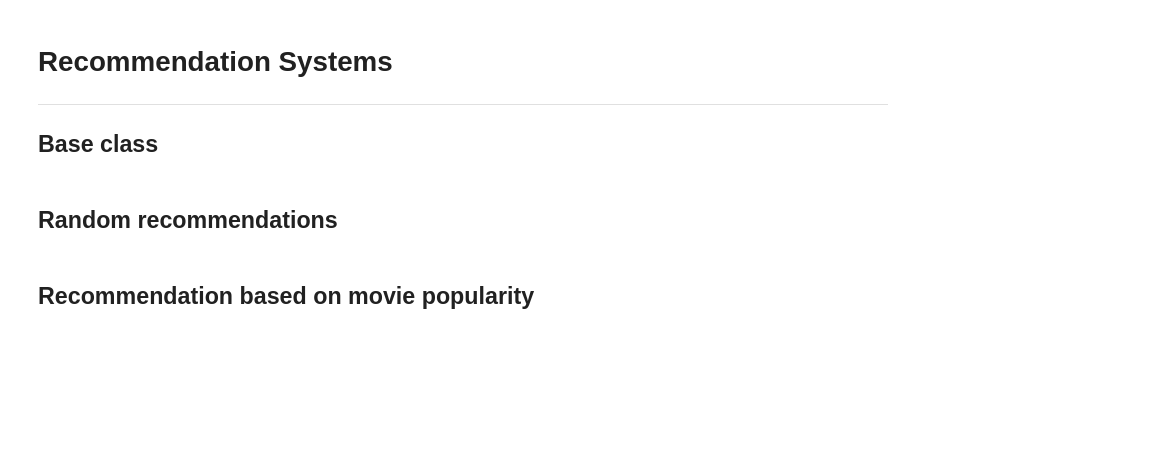
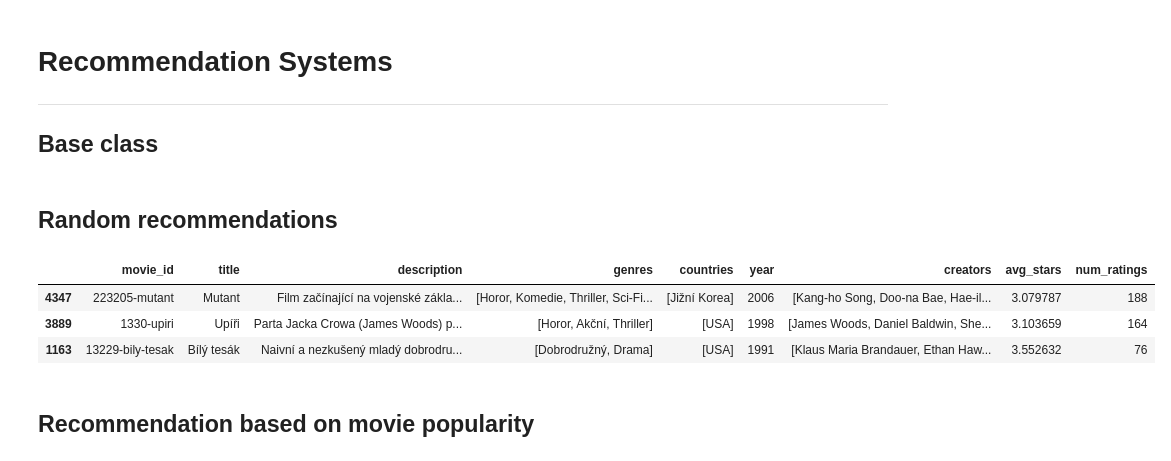
Before and after one commit to prompteus/csfd-movie-recommender, a Jupyter notebook: src/recommend/notebooks/content_recsys.ipynb, the cells around one changed output. Drawn from its saved outputs; the diff is of its cells as text; code cells hidden in the pictures; blank space fills up the shorter version.

```diff
--- a/src/recommend/notebooks/content_recsys.ipynb
+++ b/src/recommend/notebooks/content_recsys.ipynb
@@ -148,7 +150,7 @@ class RandomRS(RecSysBase):
     System that recommends movies randomly.
     """
     def __init__(self, movies_df : pd.DataFrame):
-        super(RandomRec, self).__init__(movies_df)
+        super(RandomRS, self).__init__(movies_df)
 
     def recommend(self, user_history : List[str], n : int = 10, return_df : bool = False) -> List[str]:
         """
@@ -157,6 +159,15 @@ class RandomRS(RecSysBase):
         """
         recommendations = self.get_candidate_movies(user_history).sample(n)
         return recommendations if return_df else recommendations.movie_id
+# %%
+rnd_rs = RandomRS(movie_db)
+
+rnd_rs.recommend([], 3, return_df=True)
+# %% [output]
+|  | movie_id | title | description | genres | countries | year | creators | avg_stars | num_ratings |
+| 4347 | 223205-mutant | Mutant | Film začínající na vojenské zákla... | [Horor, Komedie, Thriller, Sci-Fi... | [Jižní Korea] | 2006 | [Kang-ho Song, Doo-na Bae, Hae-il... | 3.079787 | 188 |
+| 3889 | 1330-upiri | Upíři | Parta Jacka Crowa (James Woods) p... | [Horor, Akční, Thriller] | [USA] | 1998 | [James Woods, Daniel Baldwin, She... | 3.103659 | 164 |
+| 1163 | 13229-bily-tesak | Bílý tesák | Naivní a nezkušený mladý dobrodru... | [Dobrodružný, Drama] | [USA] | 1991 | [Klaus Maria Brandauer, Ethan Haw... | 3.552632 | 76 |
 # %% [markdown]
 ## Recommendation based on movie popularity
 # %%
```
Also changed, not shown: parts of 8 cells of this notebook.
